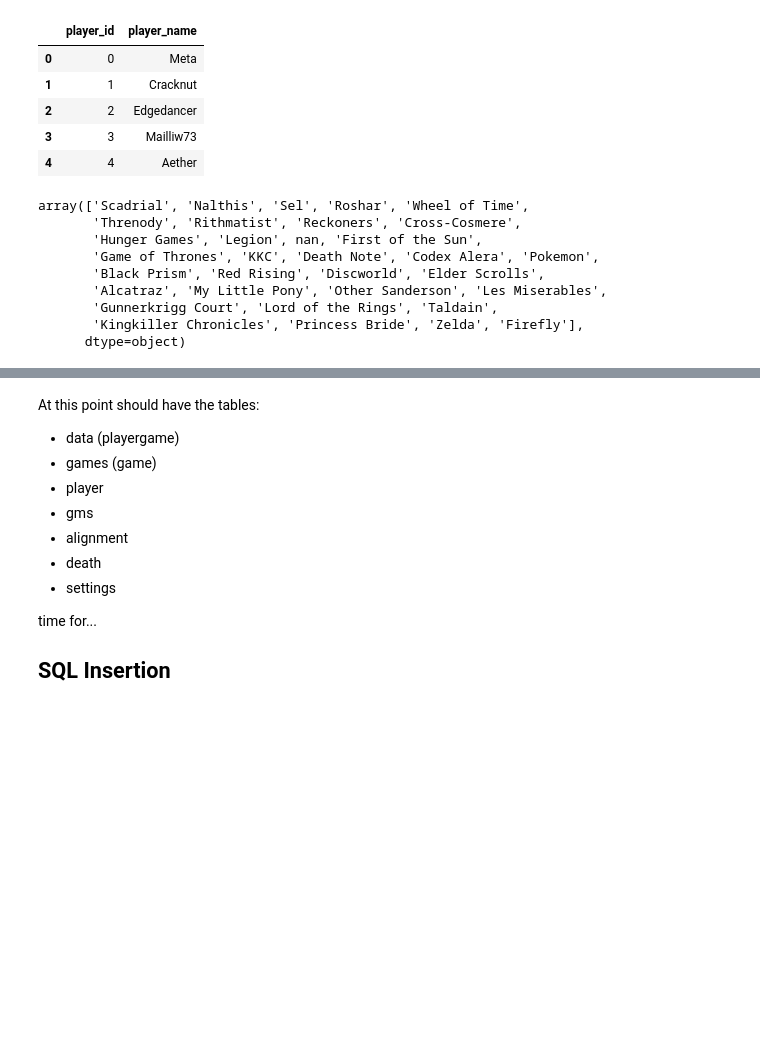
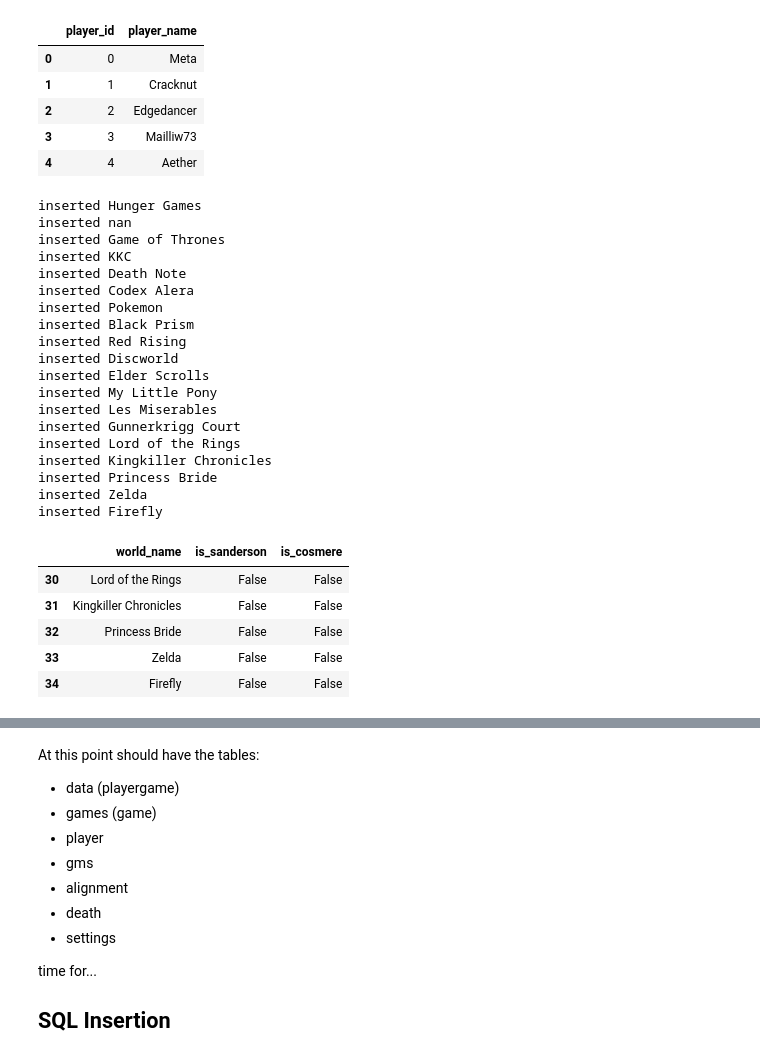
Before and after one commit to isabelle-sanford/se-stats, a Jupyter notebook: data_cleaning.ipynb, the cells around one changed output, grey strips where cells are left out. Cells and saved outputs as stored; diff of their text form; code cells hidden in the pictures; blank space fills up the shorter version.

```diff
--- a/data_cleaning.ipynb
+++ b/data_cleaning.ipynb
@@ -142,21 +181,48 @@ player.head()
 # %%
 # SETTINGS, DEATH, ALIGNMENT
 
 unique_worlds = games["world"].unique()
 
-unique_worlds
+new_settings = []
+
+for world in unique_worlds:
+    if world not in settings["world_name"].unique():
+        new_settings.append({"world_name": world, "is_sanderson": False, "is_cosmere": False})
+        print(f"inserted {world}")
+
+new_settings_df = pd.DataFrame(new_settings)
+
+settings = pd.concat([settings, new_settings_df], ignore_index=True)
+
+settings.tail()
 
 # TODO: check this against key table settings for worlds not in it
 # for each loc not there, put down as non-Sanderson and print that you're doing so
 
 # do the same check with unique death and alignment tables, but don't insert by default - just print thing
 # %% [output]
-array(['Scadrial', 'Nalthis', 'Sel', 'Roshar', 'Wheel of Time',
-       'Threnody', 'Rithmatist', 'Reckoners', 'Cross-Cosmere',
-       'Hunger Games', 'Legion', nan, 'First of the Sun',
-       'Game of Thrones', 'KKC', 'Death Note', 'Codex Alera', 'Pokemon',
-       'Black Prism', 'Red Rising', 'Discworld', 'Elder Scrolls',
-       'Alcatraz', 'My Little Pony', 'Other Sanderson', 'Les Miserables',
-       'Gunnerkrigg Court', 'Lord of the Rings', 'Taldain',
-       'Kingkiller Chronicles', 'Princess Bride', 'Zelda', 'Firefly'],
-      dtype=object)
+inserted Hunger Games
+inserted nan
+inserted Game of Thrones
+inserted KKC
+inserted Death Note
+inserted Codex Alera
+inserted Pokemon
+inserted Black Prism
+inserted Red Rising
+inserted Discworld
+inserted Elder Scrolls
+inserted My Little Pony
+inserted Les Miserables
+inserted Gunnerkrigg Court
+inserted Lord of the Rings
+inserted Kingkiller Chronicles
+inserted Princess Bride
+inserted Zelda
+inserted Firefly
+|  | world_name | is_sanderson | is_cosmere |
+| 30 | Lord of the Rings | False | False |
+| 31 | Kingkiller Chronicles | False | False |
+| 32 | Princess Bride | False | False |
+| 33 | Zelda | False | False |
+| 34 | Firefly | False | False |
```
Also changed, not shown: parts of 9 cells of this notebook, 4 other files.
